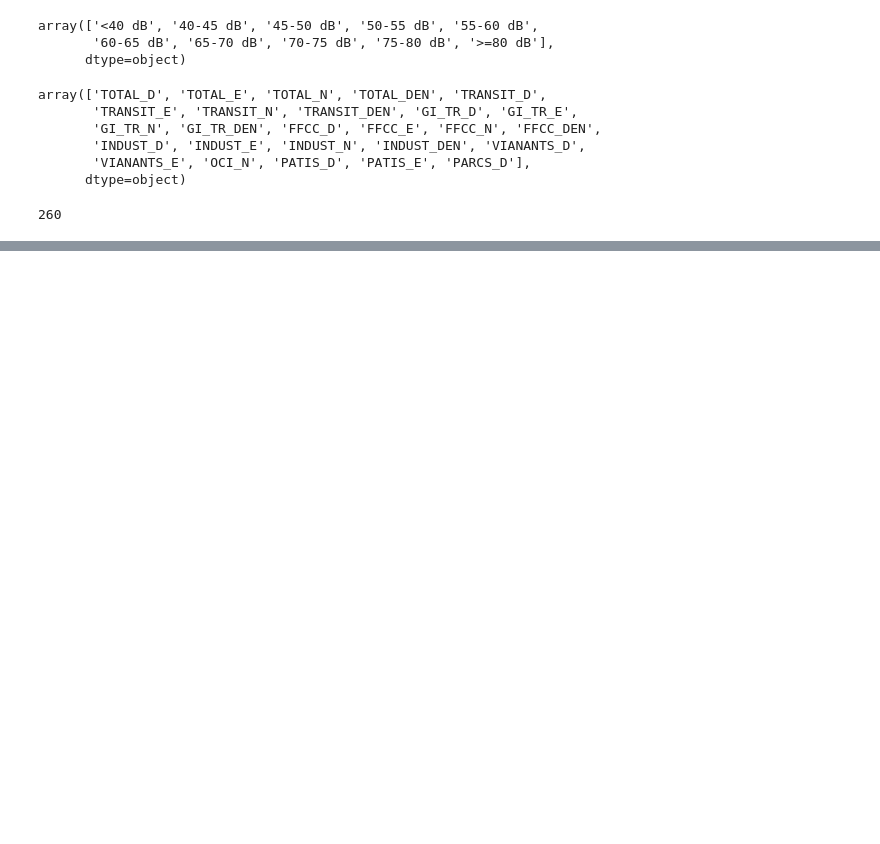
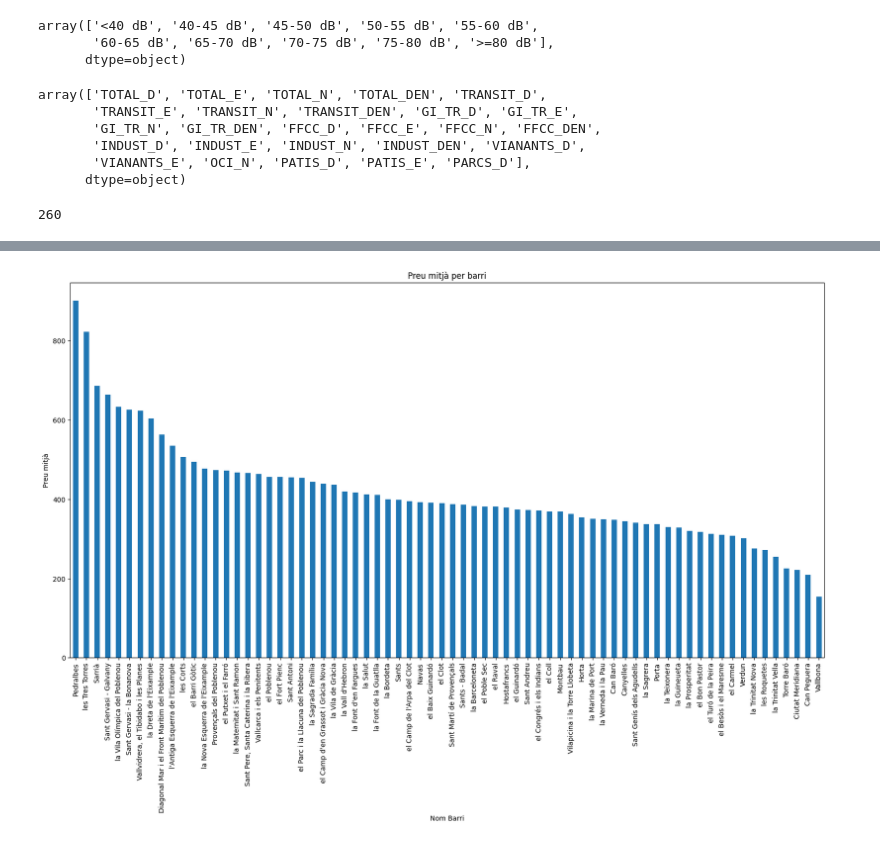
Before and after one commit to mpilligua/Jump2Digital-DataScience, a Jupyter notebook: Main.ipynb, the cells around one changed output, grey strips where cells are left out. Cells and saved outputs as stored; diff of their text form; code cells hidden in the pictures; blank space fills up the shorter version.

```diff
--- a/Main.ipynb
+++ b/Main.ipynb
@@ -214,0 +238,9 @@ plt.show()
+# %%
+# eliminam els nan per poder fer el plot
+dades_lloguer.dropna(inplace=True)
+
+plt.figure(figsize=(20, 10))
+dades_lloguer.groupby(['Nom_Barri'])['Preu'].mean().sort_values(ascending=False).plot(kind='bar', title='Preu mitjà per barri', xlabel='Nom Barri', ylabel='Preu mitjà')
+plt.show()
+# %% [output]
+[figure, added]
```
Also changed, not shown: parts of 43 cells of this notebook, 1 other file.
